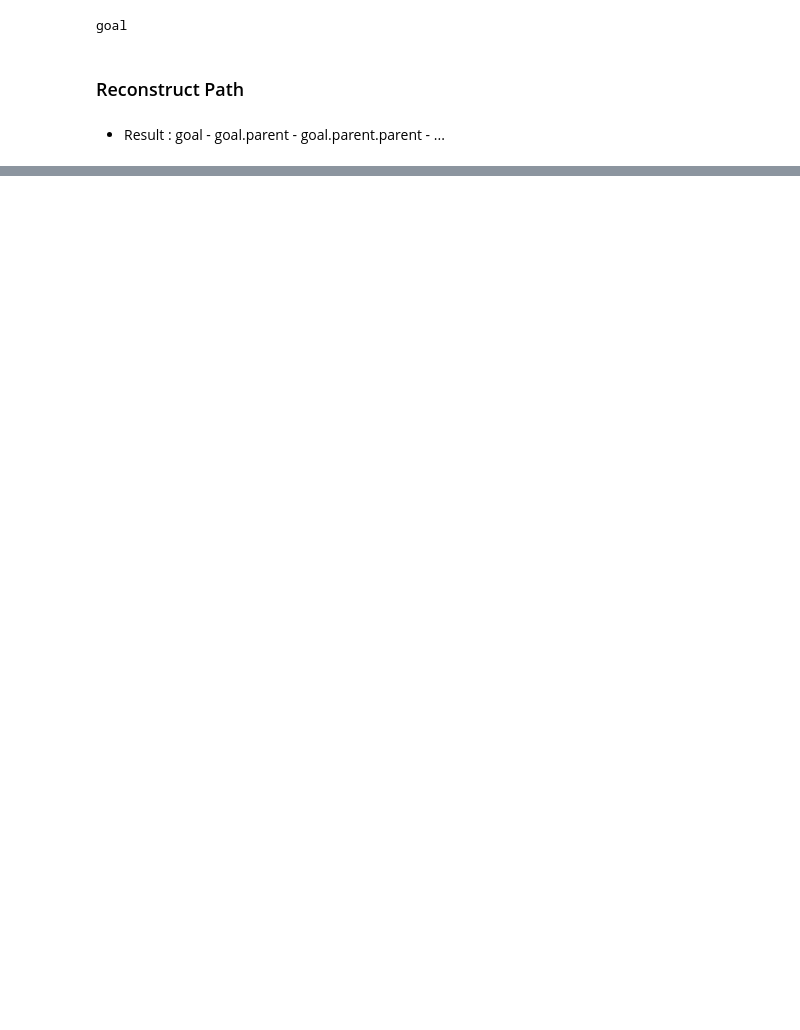
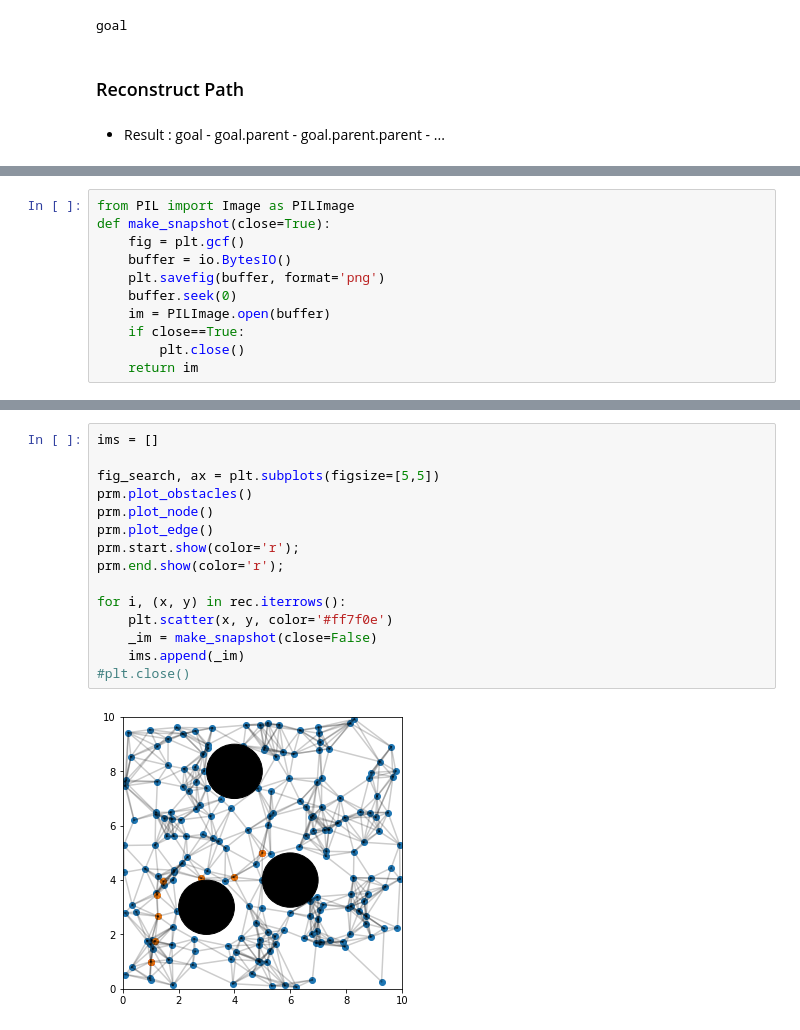
Before and after one commit to kh11kim/jupyrobo, a Jupyter notebook: PRM/prm.ipynb, the cells around one changed output, grey strips where cells are left out. Drawn from its saved outputs; the diff is of its cells as text; blank space fills up the shorter version.

```diff
--- a/PRM/prm.ipynb
+++ b/PRM/prm.ipynb
@@ -264,0 +298,11 @@ while temp.parent:
+# %%
+from PIL import Image as PILImage
+def make_snapshot(close=True):
+    fig = plt.gcf()
+    buffer = io.BytesIO()
+    plt.savefig(buffer, format='png')
+    buffer.seek(0)
+    im = PILImage.open(buffer)
+    if close==True:
+        plt.close()
+    return im
@@ -264,0 +328,17 @@ while temp.parent:
+# %%
+ims = []
+
+fig_search, ax = plt.subplots(figsize=[5,5])
+prm.plot_obstacles()
+prm.plot_node()
+prm.plot_edge()
+prm.start.show(color='r');
+prm.end.show(color='r');
+
+for i, (x, y) in rec.iterrows():
+    plt.scatter(x, y, color='#ff7f0e')
+    _im = make_snapshot(close=False)
+    ims.append(_im)
+#plt.close()
+# %% [output]
+[figure, added]
```
Also changed, not shown: parts of 18 cells of this notebook, 2 other files.
